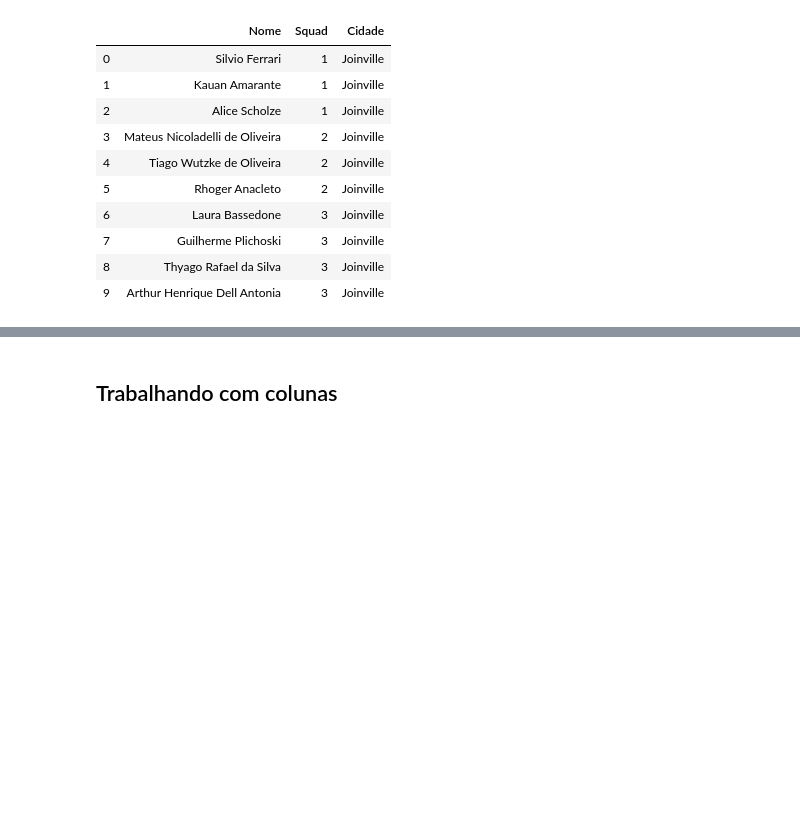
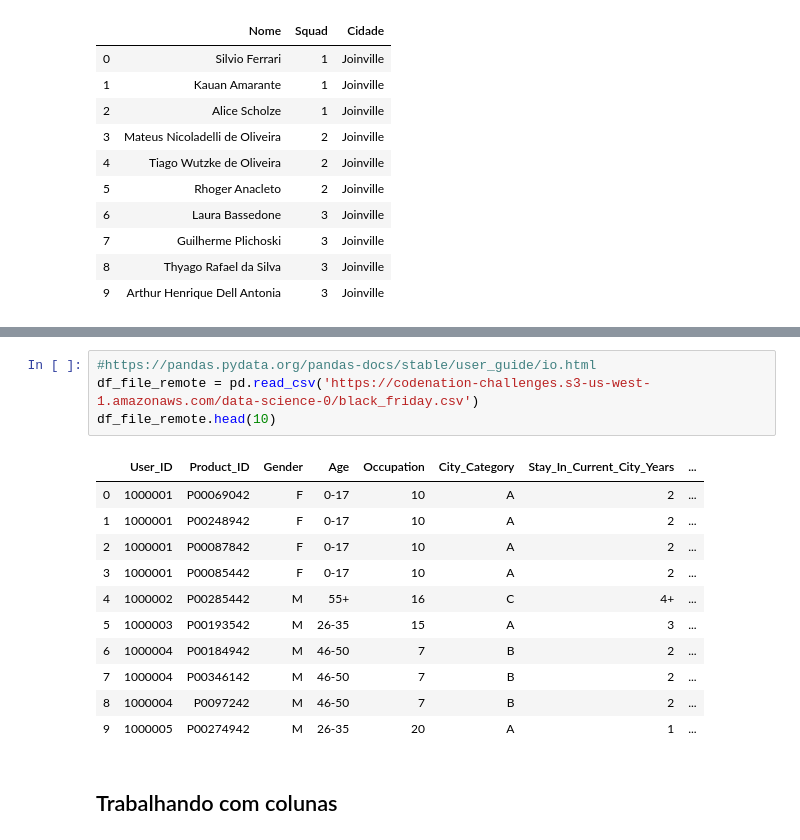
Before and after one commit to gabubellon/xp-ds-joi-2019, a Jupyter notebook: semana02/01.semana02.pandas.ipynb, the cells around one changed output, grey strips where cells are left out. Saved outputs shown, nothing was run; the diff lists cells and outputs as text; blank space fills up the shorter version.

```diff
--- a/semana02/01.semana02.pandas.ipynb
+++ b/semana02/01.semana02.pandas.ipynb
@@ -232,3 +231,19 @@ df_dict
+# %%
+#https://pandas.pydata.org/pandas-docs/stable/user_guide/io.html
+df_file_remote = pd.read_csv('https://codenation-challenges.s3-us-west-1.amazonaws.com/data-science-0/black_friday.csv')
+df_file_remote.head(10)
+# %% [output]
+|  | User_ID | Product_ID | Gender | Age | Occupation | City_Category | Stay_In_Current_City_Years | ... |
+| 0 | 1000001 | P00069042 | F | 0-17 | 10 | A | 2 | ... |
+| 1 | 1000001 | P00248942 | F | 0-17 | 10 | A | 2 | ... |
+| 2 | 1000001 | P00087842 | F | 0-17 | 10 | A | 2 | ... |
+| 3 | 1000001 | P00085442 | F | 0-17 | 10 | A | 2 | ... |
+| 4 | 1000002 | P00285442 | M | 55+ | 16 | C | 4+ | ... |
+| 5 | 1000003 | P00193542 | M | 26-35 | 15 | A | 3 | ... |
+| 6 | 1000004 | P00184942 | M | 46-50 | 7 | B | 2 | ... |
+| 7 | 1000004 | P00346142 | M | 46-50 | 7 | B | 2 | ... |
+| 8 | 1000004 | P0097242 | M | 46-50 | 7 | B | 2 | ... |
+| 9 | 1000005 | P00274942 | M | 26-35 | 20 | A | 1 | ... |
 # %% [markdown]
 ## Trabalhando com colunas
 # %%
```
Also changed, not shown: parts of 25 cells of this notebook, 3 other files.
